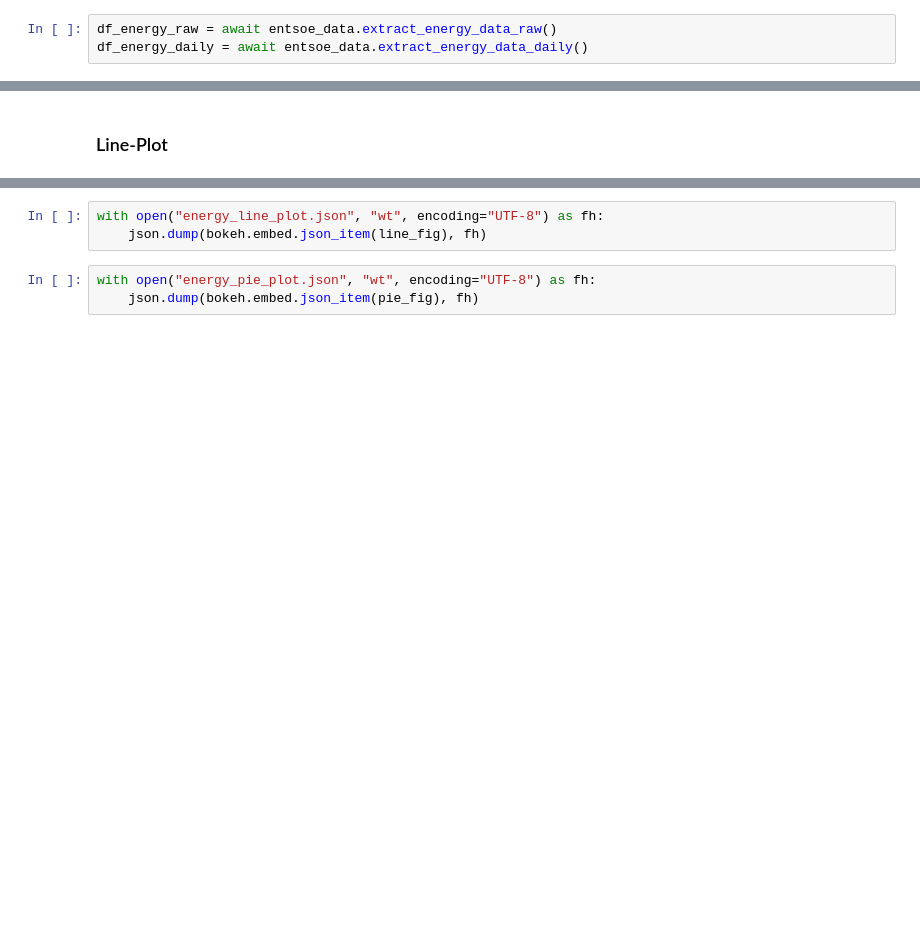
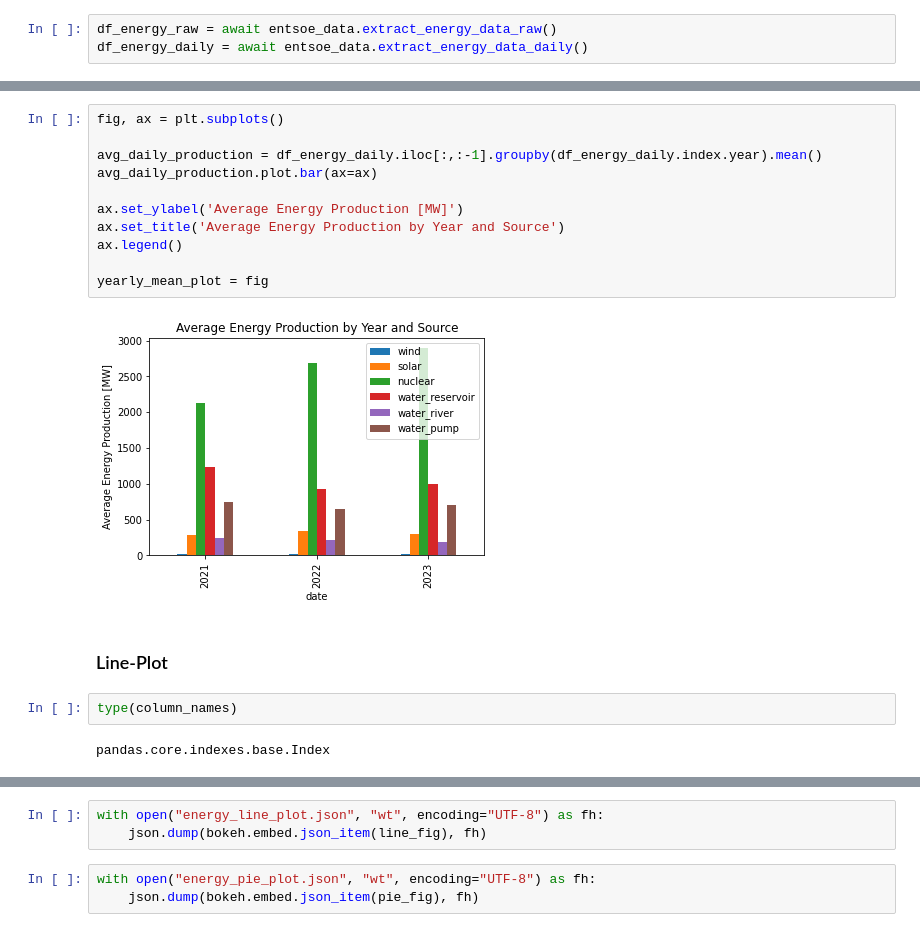
Before and after one commit to danielakomenda/scientific_programming_project, a Jupyter notebook: notebooks/data_visualisation/energy_visualisation.ipynb, the cells around one changed output, grey strips where cells are left out. Saved outputs shown, nothing was run; the diff lists cells and outputs as text; blank space fills up the shorter version.

Commit message:
Visuals for historic Energy and Weather

```diff
--- a/notebooks/data_visualisation/energy_visualisation.ipynb
+++ b/notebooks/data_visualisation/energy_visualisation.ipynb
@@ -38,5 +84,22 @@ df_energy_daily = await entsoe_data.extract_energy_data_daily()
+# %%
+fig, ax = plt.subplots()
+
+avg_daily_production = df_energy_daily.iloc[:,:-1].groupby(df_energy_daily.index.year).mean()
+avg_daily_production.plot.bar(ax=ax)
+
+ax.set_ylabel('Average Energy Production [MW]')
+ax.set_title('Average Energy Production by Year and Source')
+ax.legend()
+
+yearly_mean_plot = fig
+# %% [output]
+[figure, added]
 # %% [markdown]
 ### Line-Plot
+# %%
+type(column_names)
+# %% [output]
+pandas.core.indexes.base.Index
 # %%
 raw_source = bokeh.models.ColumnDataSource(data=df_energy_raw)
 day_source = bokeh.models.ColumnDataSource(data=df_energy_daily)
```
Also changed, not shown: parts of 13 cells of this notebook, 10 other files.
